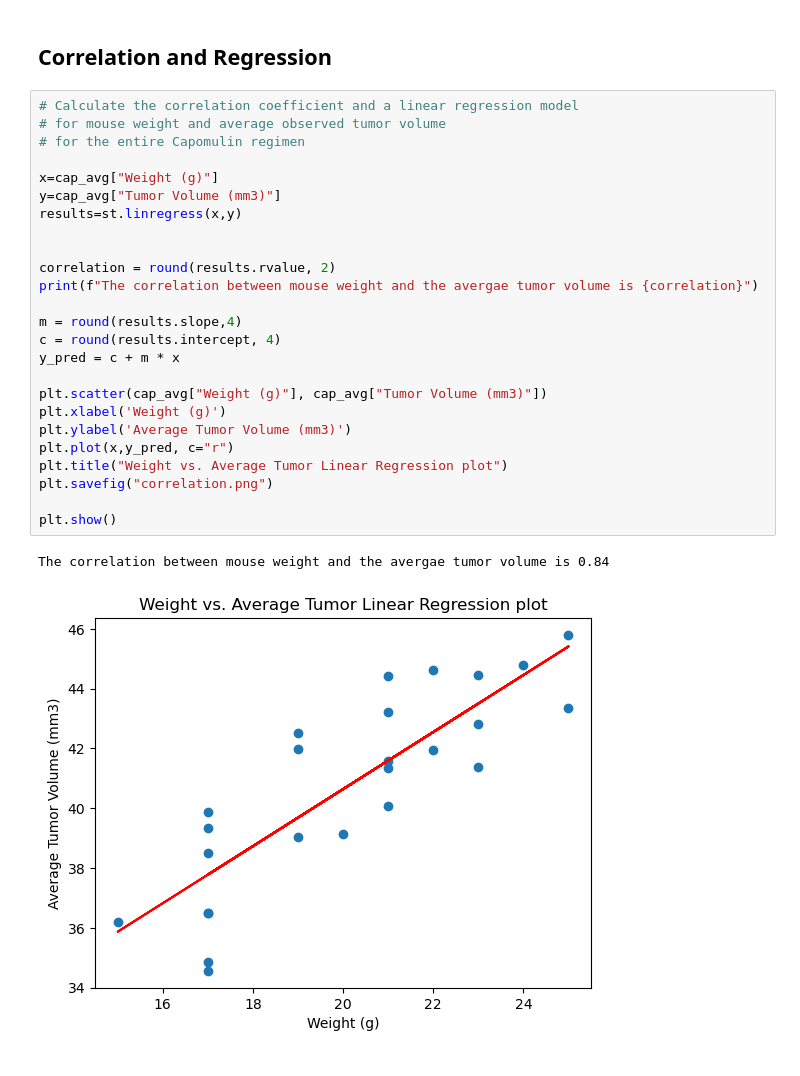
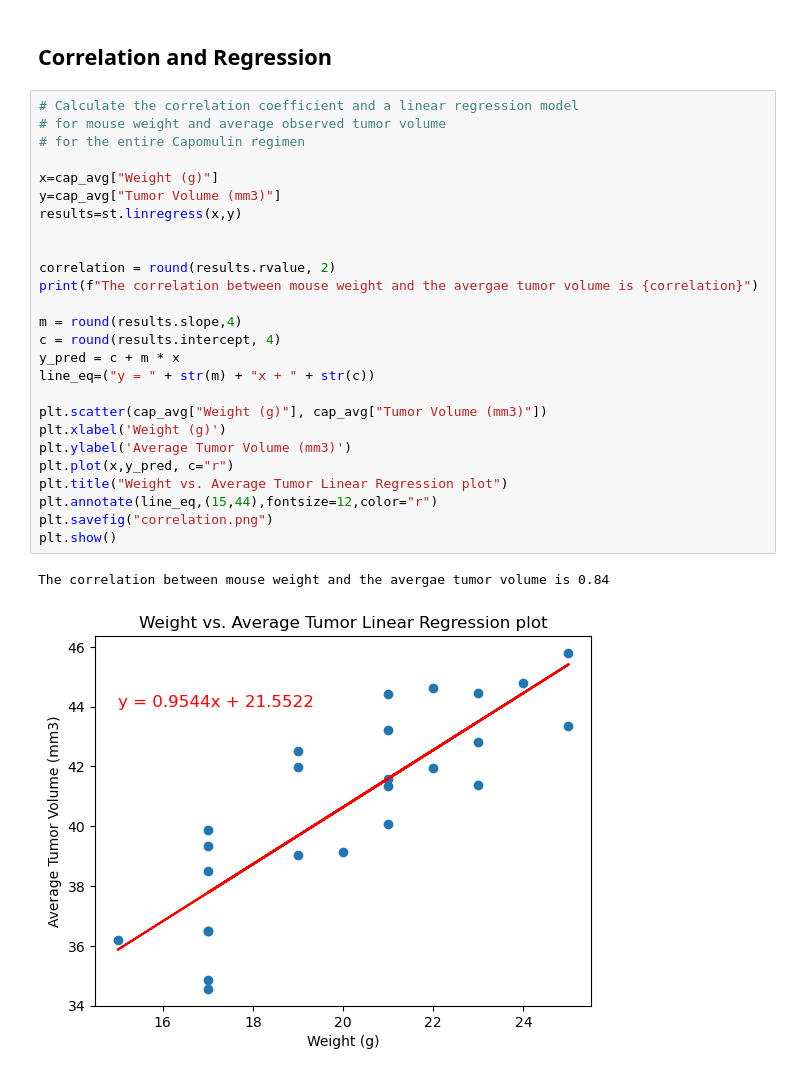
Before and after one commit to UzmaSayyeda/Matplotlib-Cancer-Treatment-Analysis, a Jupyter notebook: Pymaceuticals.ipynb, the cells around one changed output. Cells and saved outputs as stored; diff of their text form.

Commit message:
annotated scatter plot

```diff
--- a/Pymaceuticals.ipynb
+++ b/Pymaceuticals.ipynb
@@ -258,28 +258,29 @@ plt.show()
 # %%
 # Calculate the correlation coefficient and a linear regression model
 # for mouse weight and average observed tumor volume
 # for the entire Capomulin regimen
 
 x=cap_avg["Weight (g)"]
 y=cap_avg["Tumor Volume (mm3)"]
 results=st.linregress(x,y)
 
 
 correlation = round(results.rvalue, 2)
 print(f"The correlation between mouse weight and the avergae tumor volume is {correlation}")
 
 m = round(results.slope,4)
 c = round(results.intercept, 4)
 y_pred = c + m * x
+line_eq=("y = " + str(m) + "x + " + str(c))
 
 plt.scatter(cap_avg["Weight (g)"], cap_avg["Tumor Volume (mm3)"])
 plt.xlabel('Weight (g)')
 plt.ylabel('Average Tumor Volume (mm3)')
 plt.plot(x,y_pred, c="r")
 plt.title("Weight vs. Average Tumor Linear Regression plot")
+plt.annotate(line_eq,(15,44),fontsize=12,color="r")
 plt.savefig("correlation.png")
-
 plt.show()
 # %% [output]
 The correlation between mouse weight and the avergae tumor volume is 0.84
-[figure, old version]
+[figure, new version]
```
Also changed, not shown: 1 other file.
